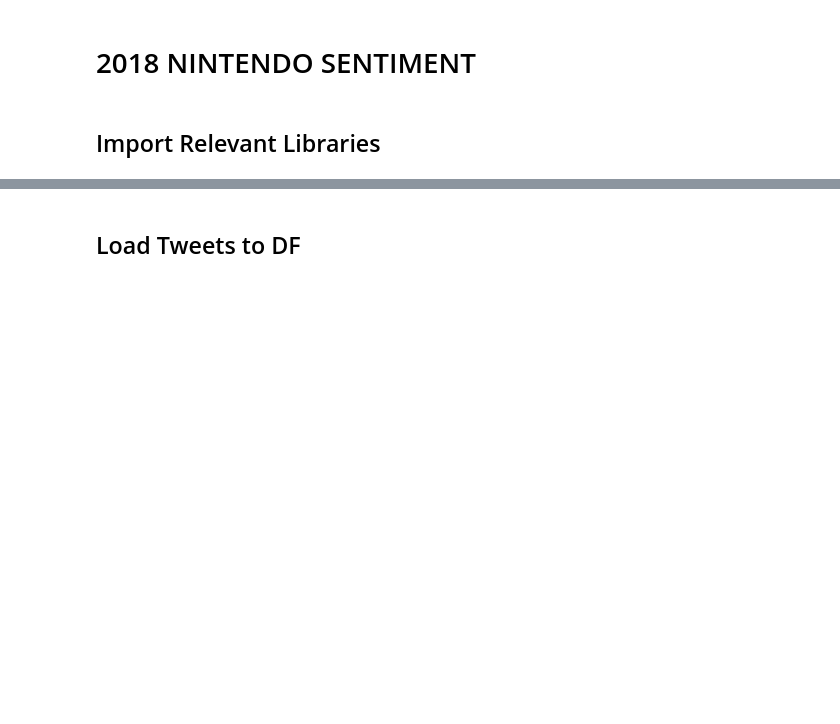
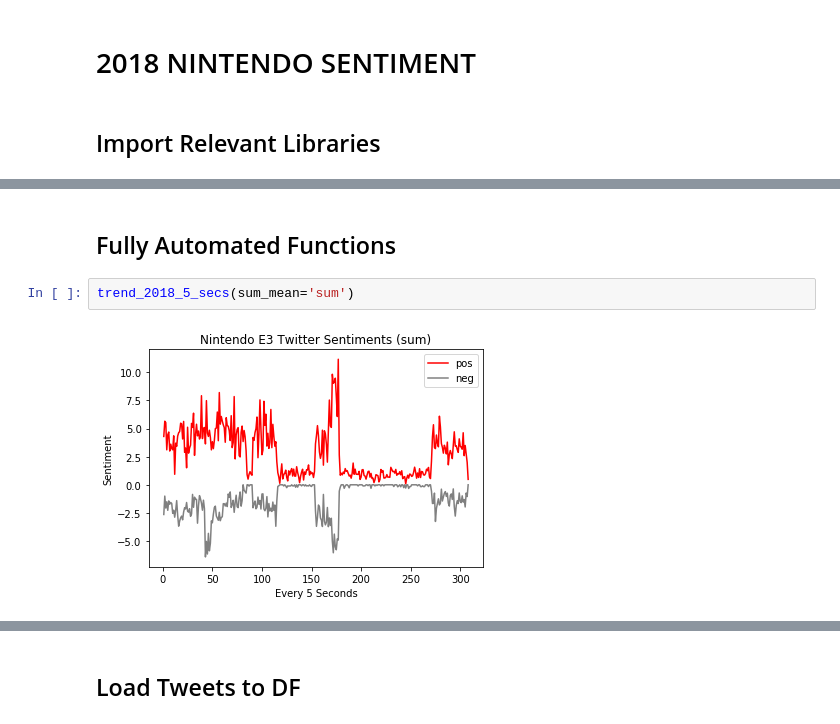
Before and after one commit to Laura-ShummonMaass/Nintendo_E3_Sentiment_Analysis, a Jupyter notebook: 2018_cleaning_and_trends_radars.ipynb, the cells around one changed output, grey strips where cells are left out. Cells and saved outputs as stored; diff of their text form; blank space fills up the shorter version.

Commit message:
automate all trend and radar plots, both years

```diff
--- a/2018_cleaning_and_trends_radars.ipynb
+++ b/2018_cleaning_and_trends_radars.ipynb
@@ -49,3 +52,9 @@ from nintendo.functions import (
 [nltk_data]     /Users/laurashummonmaass/nltk_data...
 [nltk_data]   Package averaged_perceptron_tagger is already up-to-
 [nltk_data]       date!
+# %% [markdown]
+## Fully Automated Functions
+# %%
+trend_2018_5_secs(sum_mean='sum')
+# %% [output]
+[figure, added]
```
Also changed, not shown: parts of 15 cells of this notebook, 4 other files.
